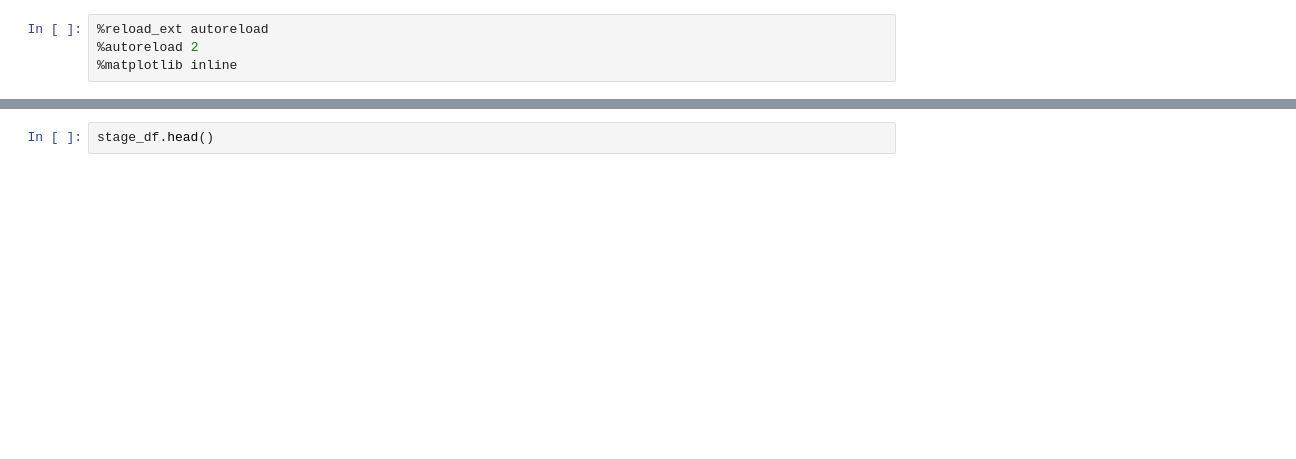
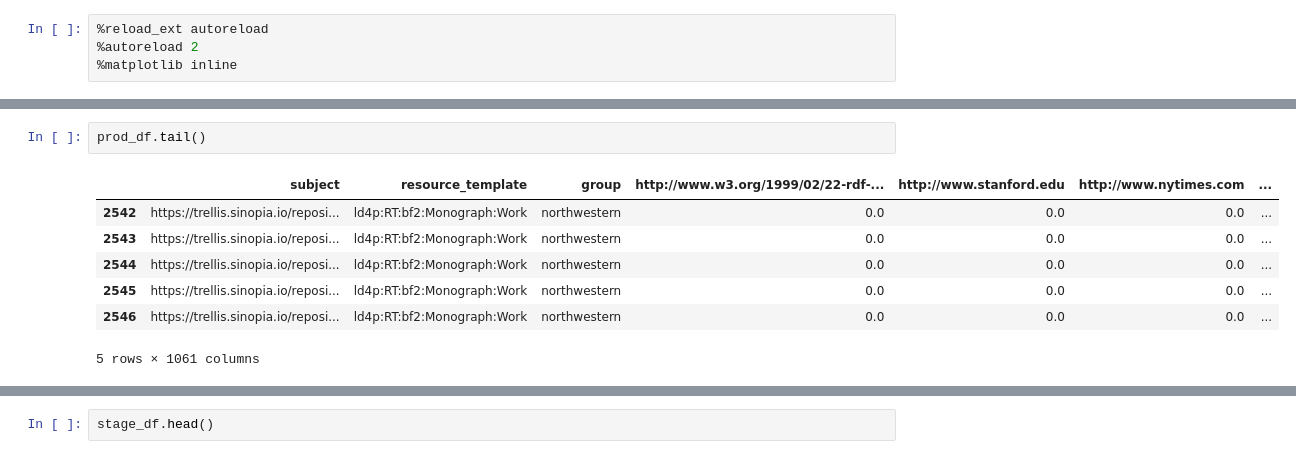
Before and after one commit to LD4P/rdf-classify, a Jupyter notebook: doc/Introduction.ipynb, the cells around one changed output, grey strips where cells are left out. Drawn from its saved outputs; the diff is of its cells as text; blank space fills up the shorter version.

```diff
--- a/doc/Introduction.ipynb
+++ b/doc/Introduction.ipynb
@@ -62,0 +92,10 @@ IndexError: list index out of range
+# %%
+prod_df.tail()
+# %% [output]
+|  | subject | resource_template | group | http://www.w3.org/1999/02/22-rdf-... | http://www.stanford.edu | http://www.nytimes.com | ... |
+| 2542 | https://trellis.sinopia.io/reposi... | ld4p:RT:bf2:Monograph:Work | northwestern | 0.0 | 0.0 | 0.0 | ... |
+| 2543 | https://trellis.sinopia.io/reposi... | ld4p:RT:bf2:Monograph:Work | northwestern | 0.0 | 0.0 | 0.0 | ... |
+| 2544 | https://trellis.sinopia.io/reposi... | ld4p:RT:bf2:Monograph:Work | northwestern | 0.0 | 0.0 | 0.0 | ... |
+| 2545 | https://trellis.sinopia.io/reposi... | ld4p:RT:bf2:Monograph:Work | northwestern | 0.0 | 0.0 | 0.0 | ... |
+| 2546 | https://trellis.sinopia.io/reposi... | ld4p:RT:bf2:Monograph:Work | northwestern | 0.0 | 0.0 | 0.0 | ... |
+5 rows × 1061 columns
```
Also changed, not shown: parts of 27 cells of this notebook, 5 other files.
